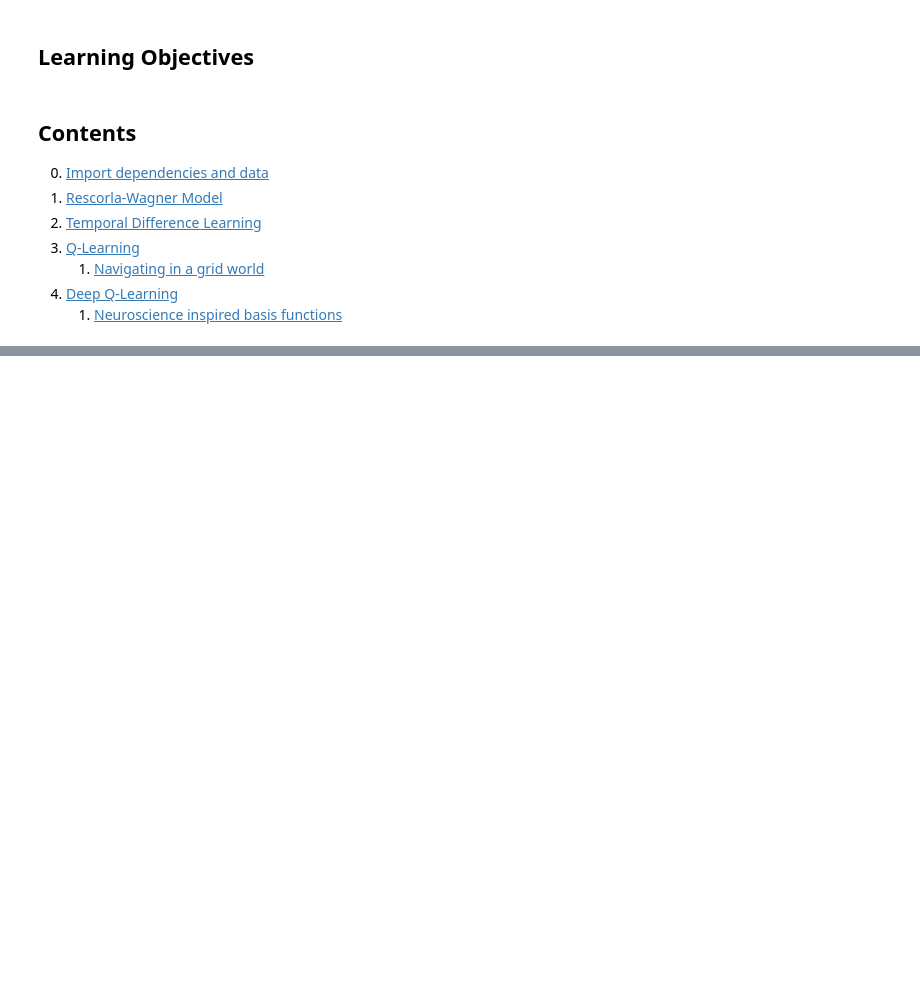
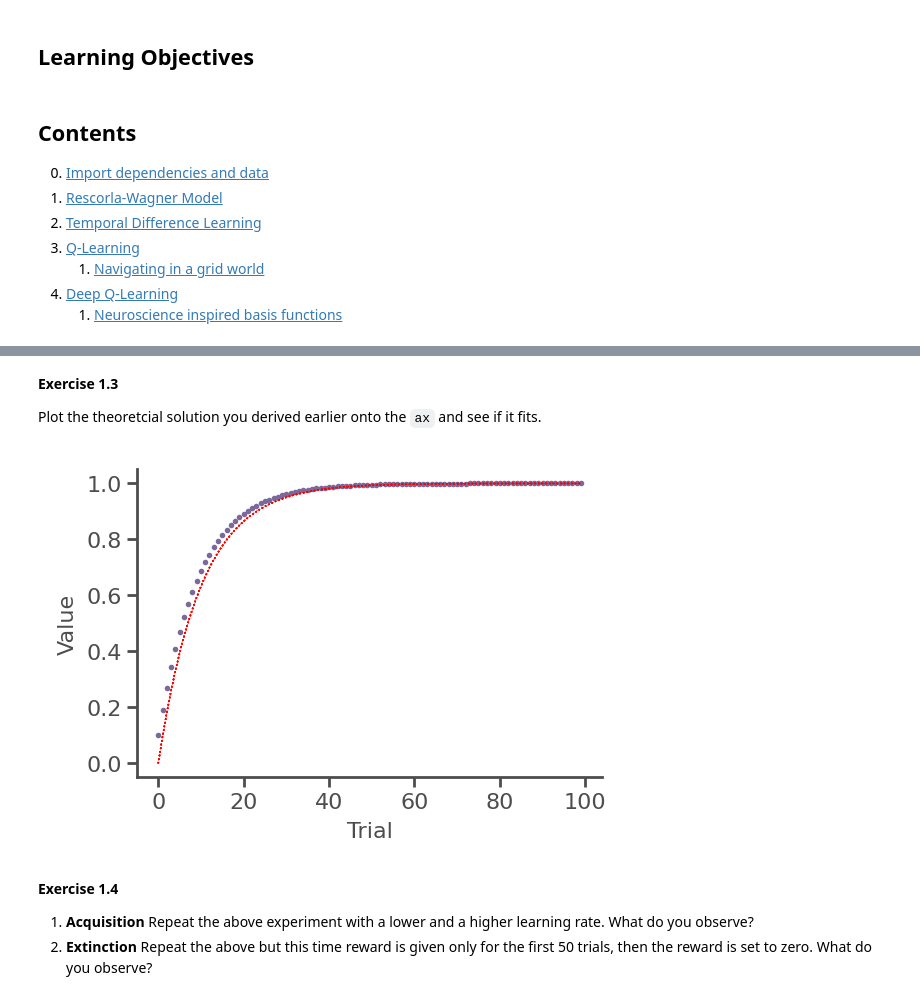
Before and after one commit to TomGeorge1234/NeuroRLTutorial, a Jupyter notebook: NeuroRL.ipynb, the cells around one changed output, grey strips where cells are left out. Drawn from its saved outputs; the diff is of its cells as text; code cells hidden in the pictures; blank space fills up the shorter version.

```diff
--- a/NeuroRL.ipynb
+++ b/NeuroRL.ipynb
@@ -107,0 +147,19 @@ We just showed the analytic solution to this was
+# %% [markdown]
+**Exercise 1.3**
+
+Plot the theoretcial solution you derived earlier onto the `ax` and see if it fits.
+# %%
+#@title Double click to see solution {display-mode: "form" }
+t_range = np.arange(100)
+R = 1
+alpha = 0.1
+V = R * (1 - np.exp(-t_range*alpha))
+ax.plot(t, V, label='Theoretical', linewidth=0.5, color='r', linestyle=":")
+ax.figure
+# %% [output]
+[figure, added]
+# %% [markdown]
+**Exercise 1.4**
+
+1. **Acquisition** Repeat the above experiment with a lower and a higher learning rate. What do you observe?
+2. **Extinction** Repeat the above but this time reward is given only for the first 50 trials, then the reward is set to zero. What do you observe?
```
Also changed, not shown: parts of 15 cells of this notebook, 8 other files.
